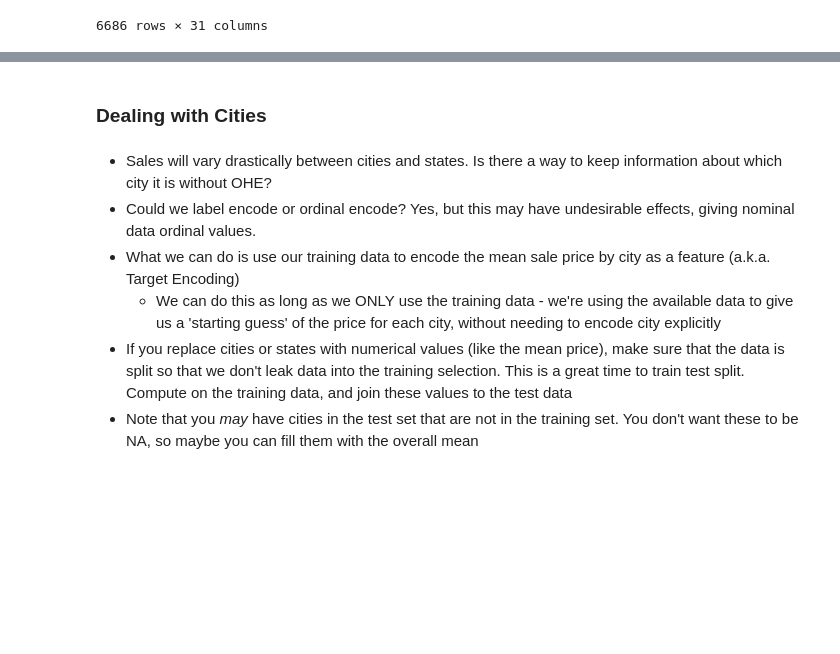
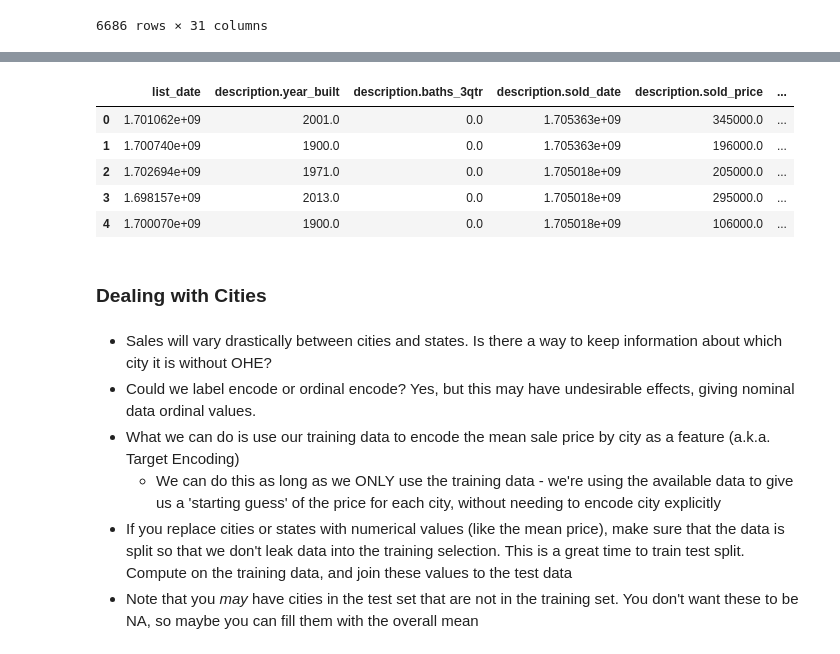
Before and after one commit to Gur212/Data-Science-Midterm-Project, a Jupyter notebook: notebooks/1 - EDA.ipynb, the cells around one changed output, grey strips where cells are left out. Drawn from its saved outputs; the diff is of its cells as text; code cells hidden in the pictures; blank space fills up the shorter version.

```diff
--- a/notebooks/1 - EDA.ipynb
+++ b/notebooks/1 - EDA.ipynb
@@ -744,3 +758,13 @@ cleaned_combined_df.head()
+# %%
+clean_df = cleaned_combined_df.copy()
+clean_df.head()
+# %% [output]
+|  | list_date | description.year_built | description.baths_3qtr | description.sold_date | description.sold_price | ... |
+| 0 | 1.701062e+09 | 2001.0 | 0.0 | 1.705363e+09 | 345000.0 | ... |
+| 1 | 1.700740e+09 | 1900.0 | 0.0 | 1.705363e+09 | 196000.0 | ... |
+| 2 | 1.702694e+09 | 1971.0 | 0.0 | 1.705018e+09 | 205000.0 | ... |
+| 3 | 1.698157e+09 | 2013.0 | 0.0 | 1.705018e+09 | 295000.0 | ... |
+| 4 | 1.700070e+09 | 1900.0 | 0.0 | 1.705018e+09 | 106000.0 | ... |
 # %% [markdown]
 ### Dealing with Cities
 # %% [markdown]
```
Also changed, not shown: parts of 17 cells of this notebook, 5 other files.
